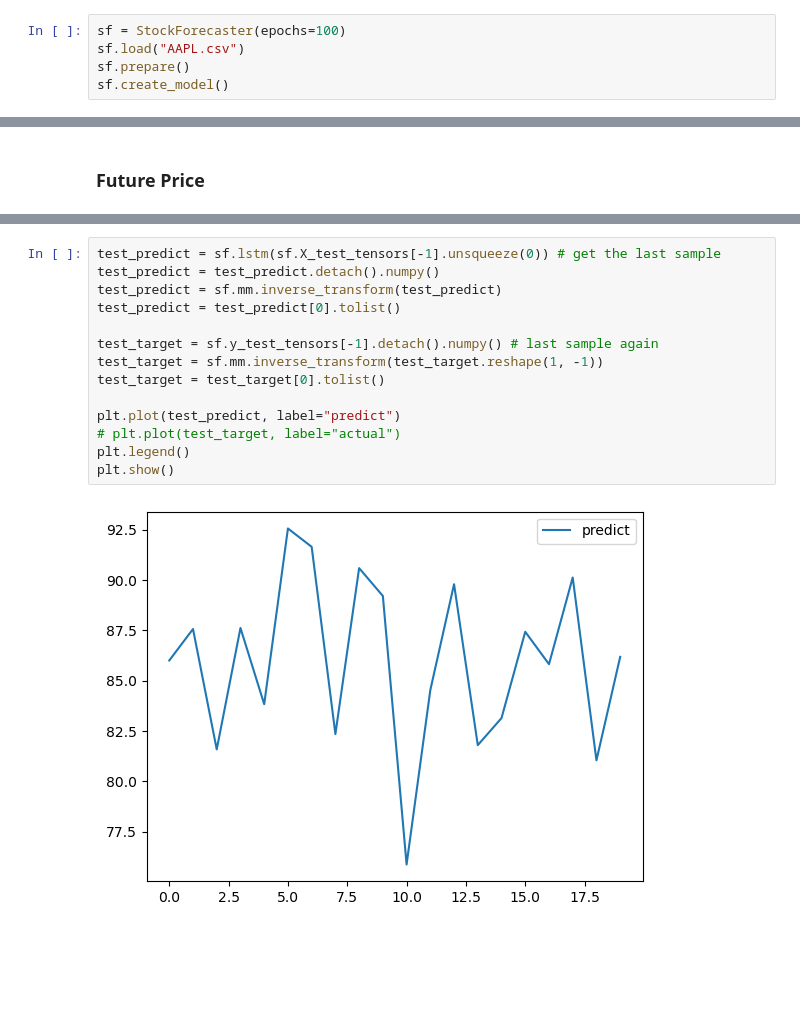
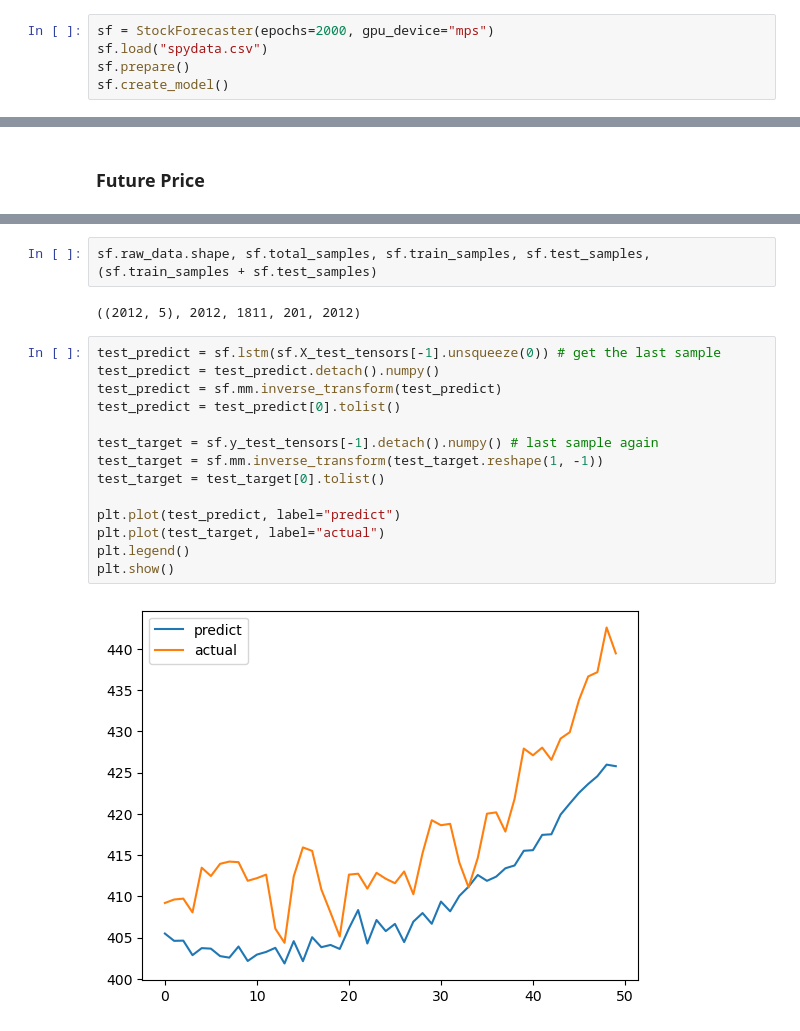
Before and after one commit to meetri/stockai, a Jupyter notebook: StockForecasterTest.ipynb, the cells around one changed output, grey strips where cells are left out. Saved outputs shown, nothing was run; the diff lists cells and outputs as text; blank space fills up the shorter version.

```diff
--- a/StockForecasterTest.ipynb
+++ b/StockForecasterTest.ipynb
@@ -5,8 +5,8 @@ from lib.forecast import StockForecaster
 import matplotlib.pyplot as plt
 import pandas as pd
 # %%
-sf = StockForecaster(epochs=100)
-sf.load("AAPL.csv")
+sf = StockForecaster(epochs=2000, gpu_device="mps")
+sf.load("spydata.csv")
 sf.prepare()
 sf.create_model()
 # %%
@@ -87,16 +114,20 @@ plt.plot(sf.ss.inverse_transform(ds.detach().numpy()[0])[:, 0])
+# %%
+sf.raw_data.shape, sf.total_samples, sf.train_samples, sf.test_samples, (sf.train_samples + sf.test_samples)
+# %% [output]
+((2012, 5), 2012, 1811, 201, 2012)
 # %%
 test_predict = sf.lstm(sf.X_test_tensors[-1].unsqueeze(0)) # get the last sample
 test_predict = test_predict.detach().numpy()
 test_predict = sf.mm.inverse_transform(test_predict)
 test_predict = test_predict[0].tolist()
 
 test_target = sf.y_test_tensors[-1].detach().numpy() # last sample again
 test_target = sf.mm.inverse_transform(test_target.reshape(1, -1))
 test_target = test_target[0].tolist()
 
 plt.plot(test_predict, label="predict")
-# plt.plot(test_target, label="actual")
+plt.plot(test_target, label="actual")
 plt.legend()
 plt.show()
 # %% [output]
-[figure, old version]
+[figure, new version]
```
Also changed, not shown: parts of 8 cells of this notebook, 3 other files.
